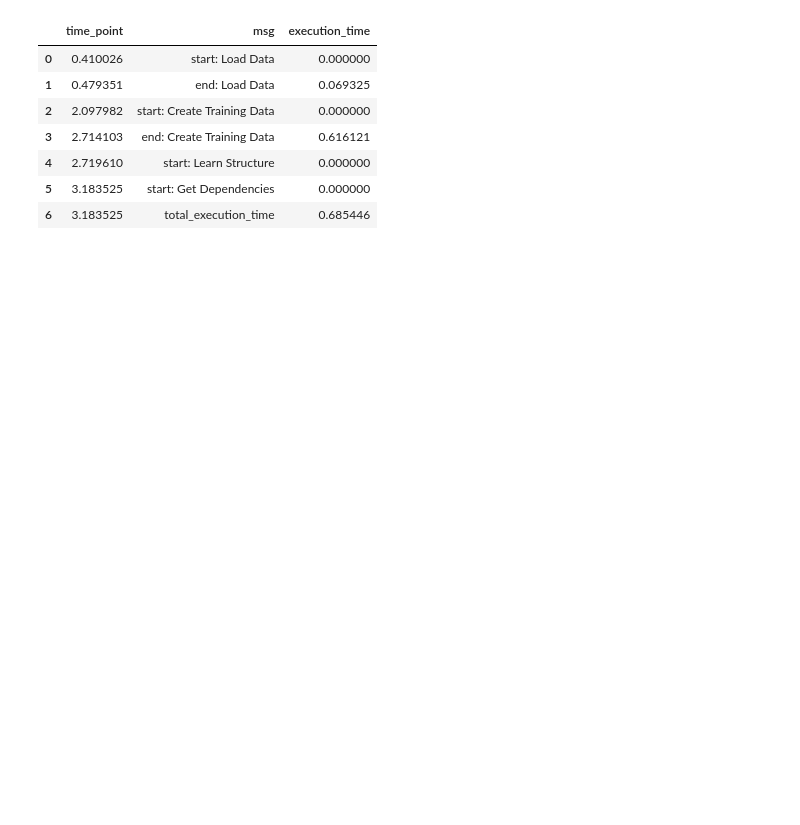
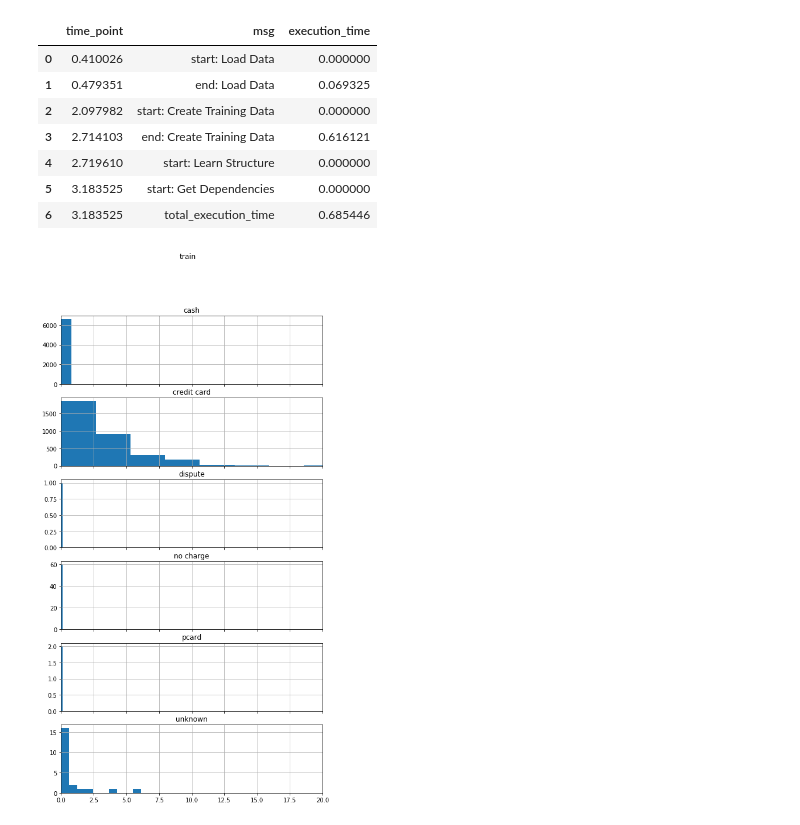
Before and after one commit to sis-ethz/Profiler-Public, a Jupyter notebook: tutorials/Tutorial3_Chicago-taxi-train.ipynb, the cells around one changed output. Cells and saved outputs as stored; diff of their text form; code cells hidden in the pictures; blank space fills up the shorter version.

```diff
--- a/tutorials/Tutorial3_Chicago-taxi-train.ipynb
+++ b/tutorials/Tutorial3_Chicago-taxi-train.ipynb
@@ -172,15 +173,13 @@ pf.session.timer.get_stat()
 # %%
 import matplotlib.pyplot as plt
 # %%
-fig, axs = plt.subplots(2, figsize=(8,5), sharex=True)
+fig, axs = plt.subplots(6, figsize=(8,15), sharex=True)
 i = 0
 fig.suptitle('train')
 for cls, group in pf.session.ds.df.groupby(['payment_type']):
-    if cls == "prcard":
-        continue
-    if cls == "dispute":
-        break
     group['tips'].hist(bins=10, ax=axs[i])
     axs[i].set_title(cls)
     axs[i].set_xlim(left=0,right=20)
     i += 1
+# %% [output]
+[figure, added]
```
Also changed, not shown: parts of 9 cells of this notebook, 11 other files.
